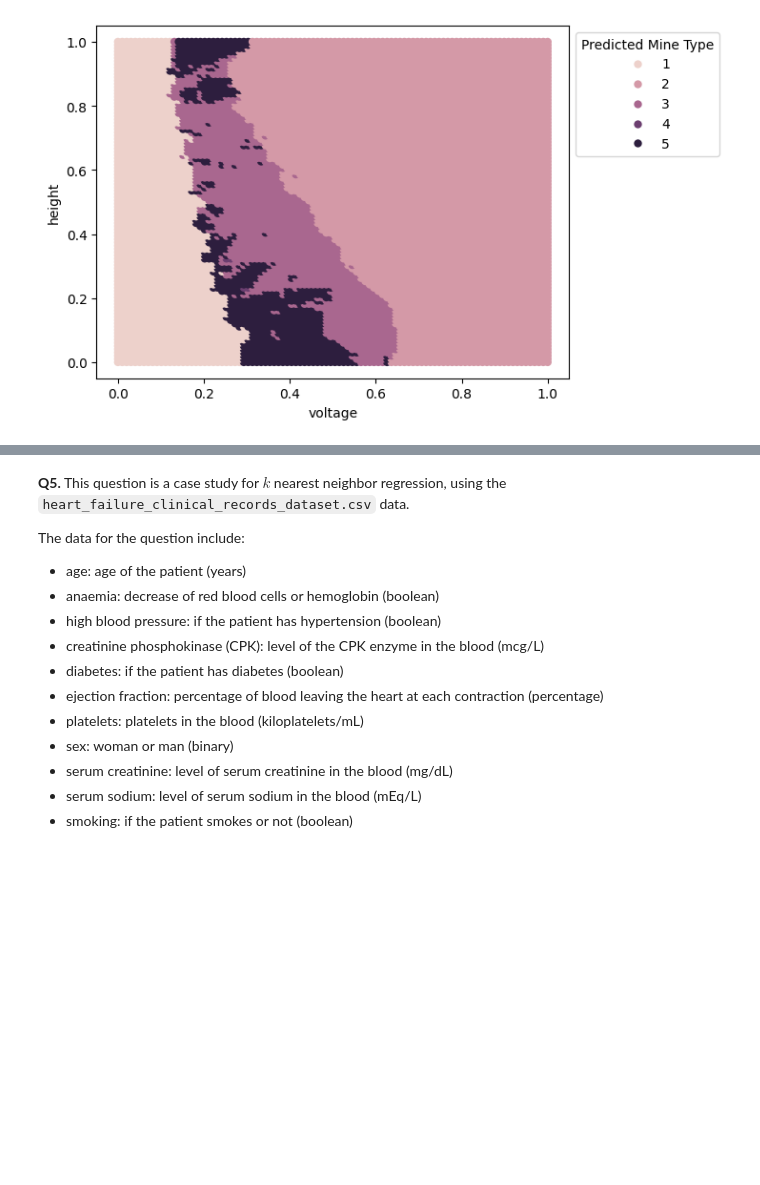
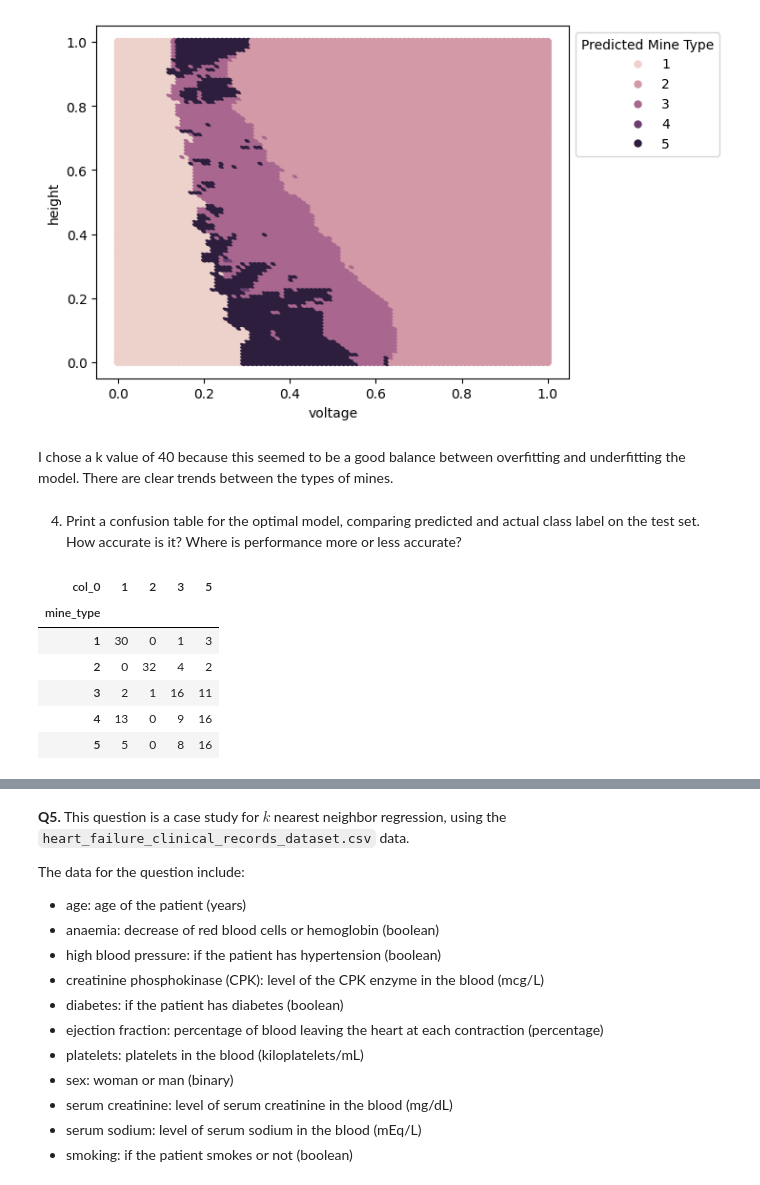
Before and after one commit to Nithil-Suresh/knn, a Jupyter notebook: assignment/assignment_knn.ipynb, the cells around one changed output, grey strips where cells are left out. Drawn from its saved outputs; the diff is of its cells as text; code cells hidden in the pictures; blank space fills up the shorter version.

```diff
--- a/assignment/assignment_knn.ipynb
+++ b/assignment/assignment_knn.ipynb
@@ -142,7 +142,7 @@ def maxmin(z):
 
 
 y = df['mine_type'] # Create target variable vector
-X = df.loc[:,['voltage','height', 'soil']] # Create feature matrix
+X = df.loc[:,['voltage','height']] # Create feature matrix
 X = X.apply(maxmin) # Normalize X
 
 # Split the sample:
@@ -179,3 +180,18 @@ this_plot = sns.scatterplot(data=x_hat,x='voltage',y='height',hue='Predicted Min
 sns.move_legend(this_plot, "upper left", bbox_to_anchor=(1, 1)) # Move legend off the plot canvas
 # %% [output]
 [figure]
+# %% [markdown]
+I chose a k value of 40 because this seemed to be a good balance between overfitting and underfitting the model. There are clear trends between the types of mines.
+# %% [markdown]
+4. Print a confusion table for the optimal model, comparing predicted and actual class label on the test set. How accurate is it? Where is performance more or less accurate?
+# %%
+y_hat = classifier_model.predict(X_test.values) # Predict values for test set
+pd.crosstab(y_test,y_hat)
+# %% [output]
+| col_0 | 1 | 2 | 3 | 5 |
+| mine_type |  |  |  |  |
+| 1 | 30 | 0 | 1 | 3 |
+| 2 | 0 | 32 | 4 | 2 |
+| 3 | 2 | 1 | 16 | 11 |
+| 4 | 13 | 0 | 9 | 16 |
+| 5 | 5 | 0 | 8 | 16 |
```
Also changed, not shown: parts of 2 cells of this notebook.
